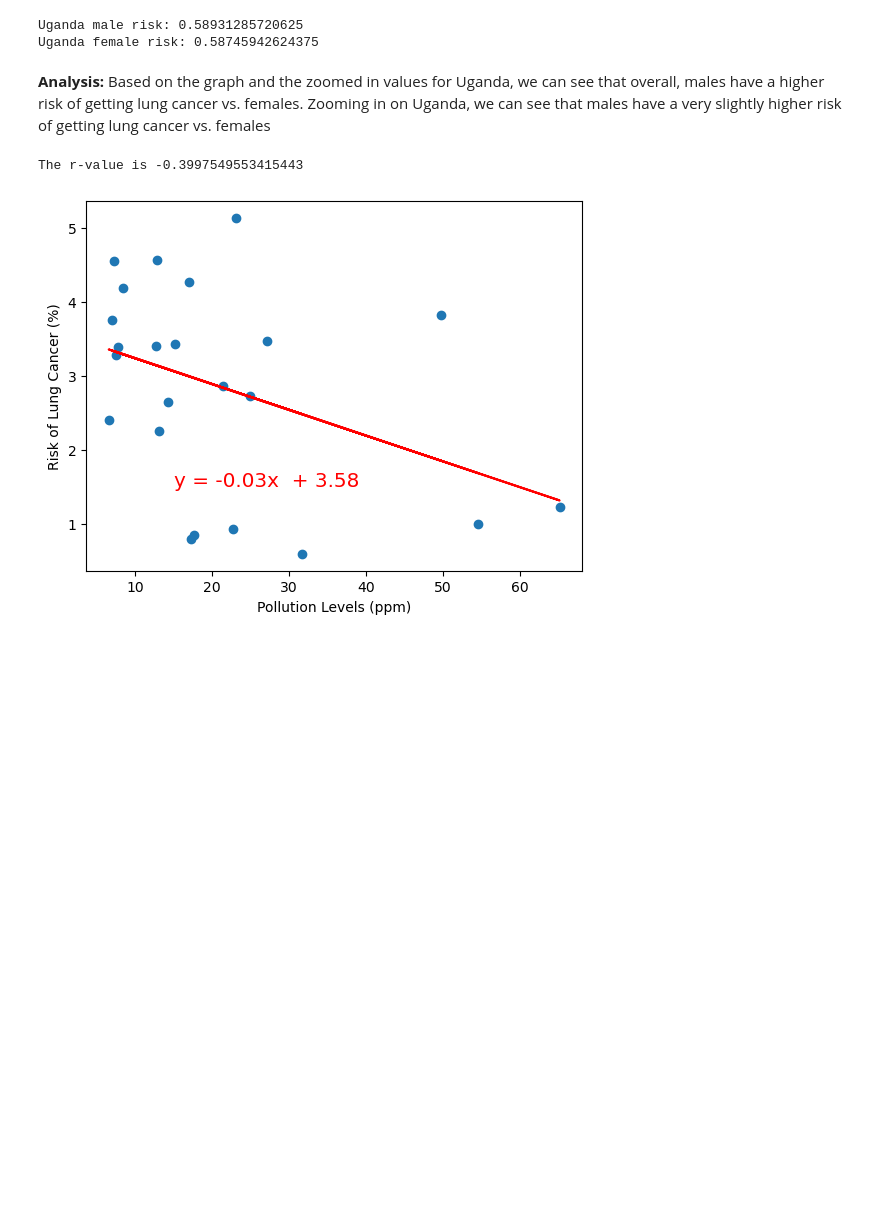
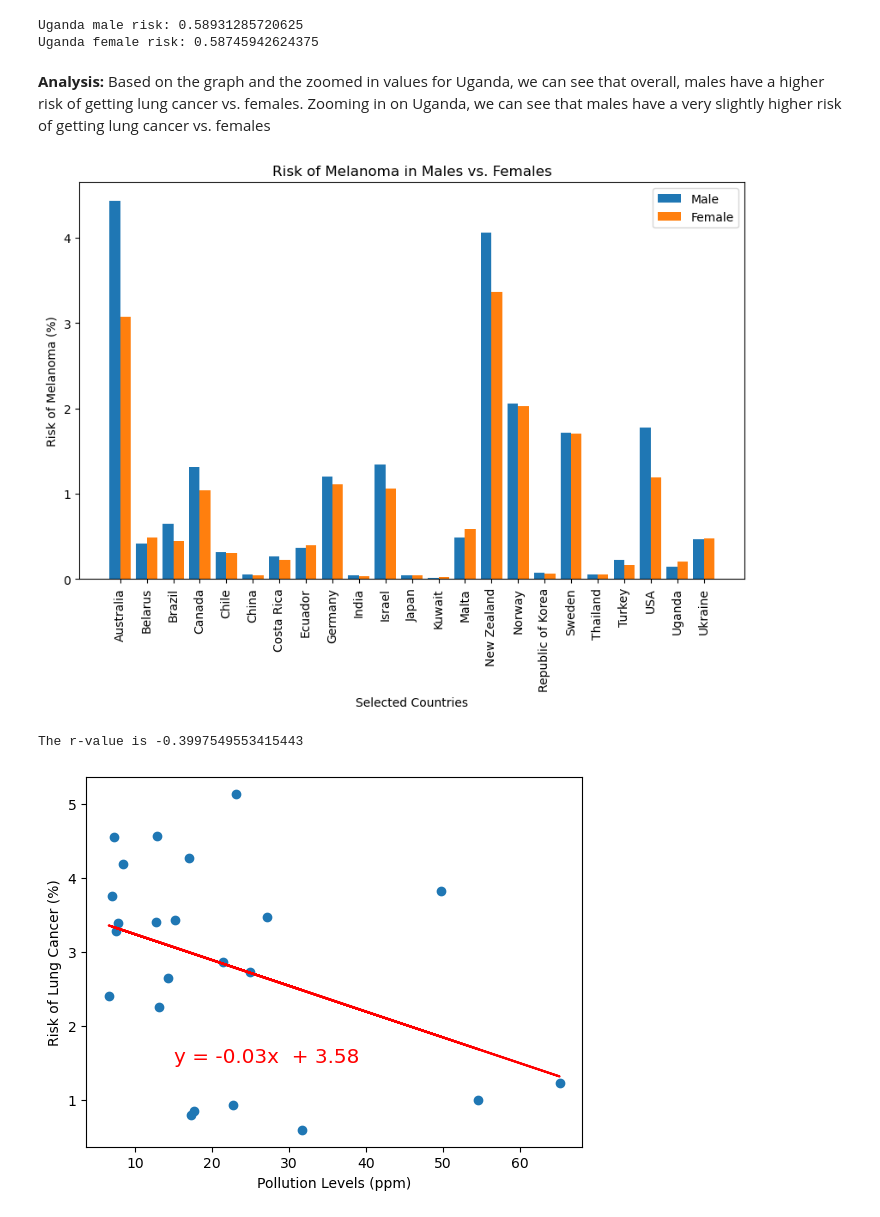
Before and after one commit to rohanhpatel/nw-project-1, a Jupyter notebook: project1.ipynb, the cells around one changed output. Saved outputs shown, nothing was run; the diff lists cells and outputs as text; code cells hidden in the pictures; blank space fills up the shorter version.

Commit message:
Added melanoma male vs. female graph

```diff
--- a/project1.ipynb
+++ b/project1.ipynb
@@ -436,6 +435,24 @@ Uganda male risk: 0.58931285720625
 Uganda female risk: 0.58745942624375
 # %% [markdown]
 **Analysis:** Based on the graph and the zoomed in values for Uganda, we can see that overall, males have a higher risk of getting lung cancer vs. females. Zooming in on Uganda, we can see that males have a very slightly higher risk of getting lung cancer vs. females
+# %%
+x_axis = np.arange(len(countries))
+male_melanoma_data = list()
+female_melanoma_data = list()
+for x in countries:
+    male_melanoma_data.append(cs_melanoma_data[x]["Male"])
+    female_melanoma_data.append(cs_melanoma_data[x]["Female"])
+plt.figure(figsize=(10, 6))
+plt.bar(x_axis - 0.2, male_melanoma_data, 0.4, label="Male")
+plt.bar(x_axis + 0.2, female_melanoma_data, 0.4, label="Female")
+plt.xticks(x_axis, countries, rotation=90)
+plt.legend(loc="upper right")
+plt.ylabel("Risk of Melanoma (%)")
+plt.xlabel("Selected Countries")
+plt.title("Risk of Melanoma in Males vs. Females")
+plt.show()
+# %% [output]
+[figure, added]
 # %%
 # This function allows us to quickly plot linear regressions as well as look at the r values for these linear regressions
 def plot_regression(x_values, y_values, title, x_label, y_label, x_text, y_text):
```
Also changed, not shown: parts of 2 cells of this notebook.
